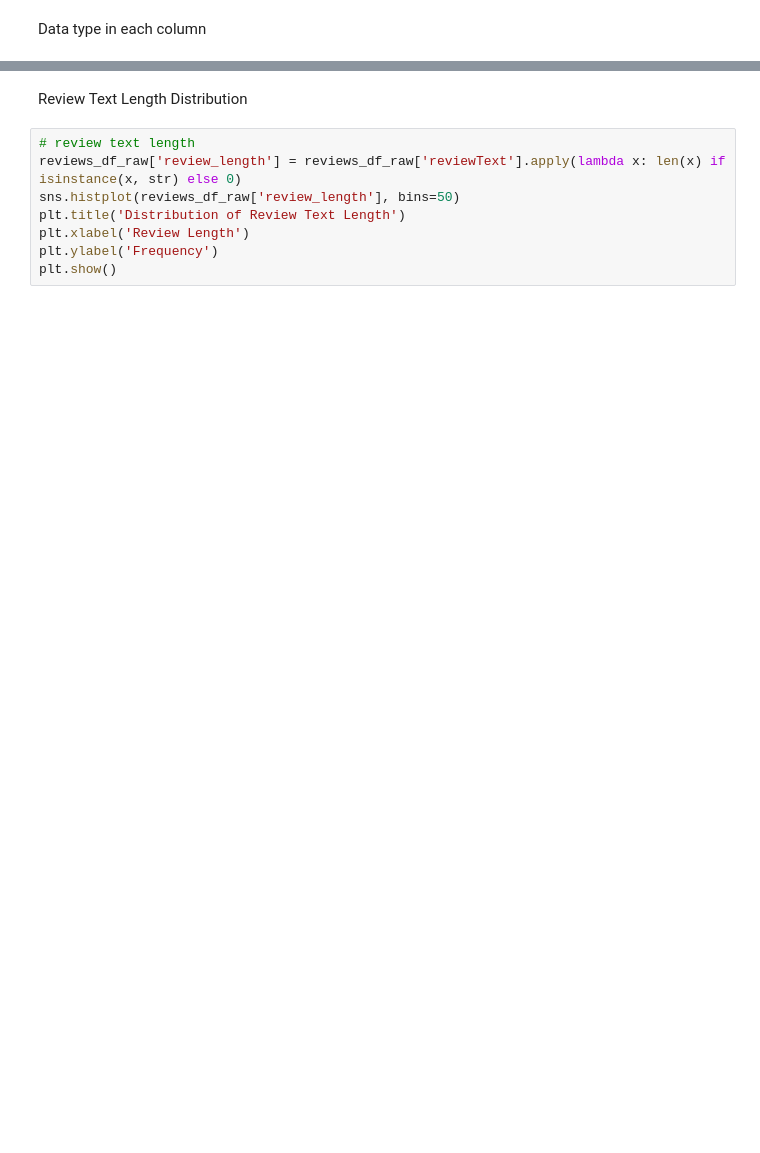
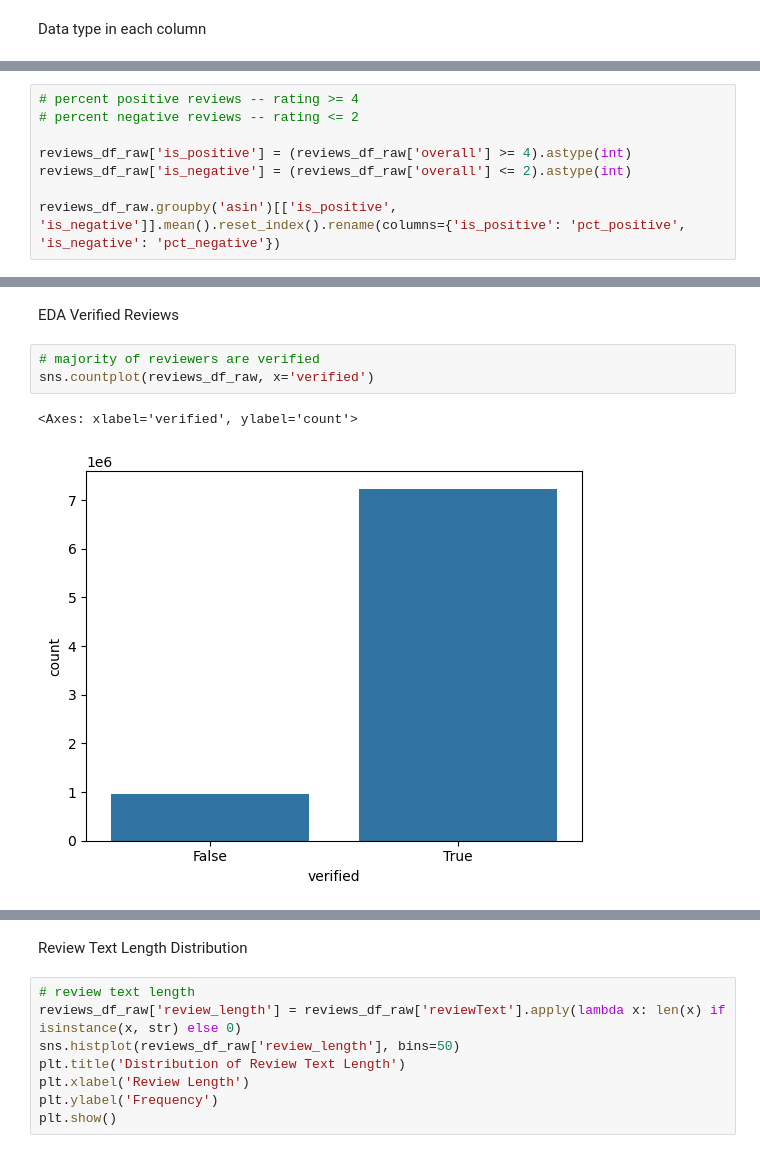
Before and after one commit to rebekah-eichberg/summer-2025-safeify, a Jupyter notebook: rebekah-idea-testing/rebekah-reviews-eda.ipynb, the cells around one changed output, grey strips where cells are left out. Cells and saved outputs as stored; diff of their text form; blank space fills up the shorter version.

```diff
--- a/rebekah-idea-testing/rebekah-reviews-eda.ipynb
+++ b/rebekah-idea-testing/rebekah-reviews-eda.ipynb
@@ -72,0 +175,8 @@ plt.show()
+# %%
+# percent positive reviews -- rating >= 4
+# percent negative reviews -- rating <= 2
+
+reviews_df_raw['is_positive'] = (reviews_df_raw['overall'] >= 4).astype(int)
+reviews_df_raw['is_negative'] = (reviews_df_raw['overall'] <= 2).astype(int)
+
+reviews_df_raw.groupby('asin')[['is_positive', 'is_negative']].mean().reset_index().rename(columns={'is_positive': 'pct_positive', 'is_negative': 'pct_negative'})
@@ -75,0 +210,8 @@ reviews_df_raw['overall'].describe()
+# %% [markdown]
+EDA Verified Reviews
+# %%
+# majority of reviewers are verified
+sns.countplot(reviews_df_raw, x='verified')
+# %% [output]
+<Axes: xlabel='verified', ylabel='count'>
+[figure, added]
```
Also changed, not shown: parts of 30 cells of this notebook, 5 other files.
